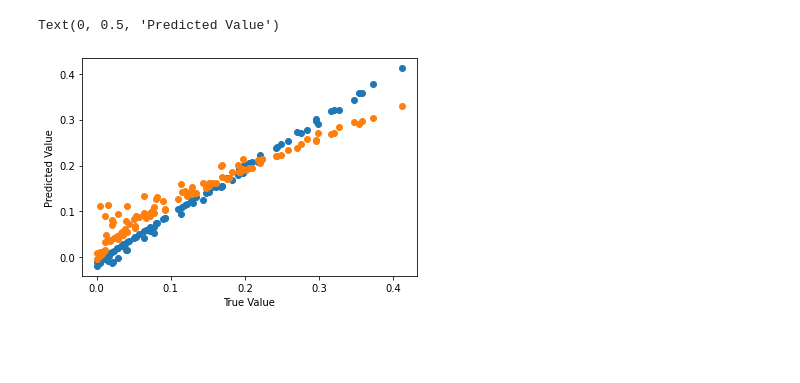
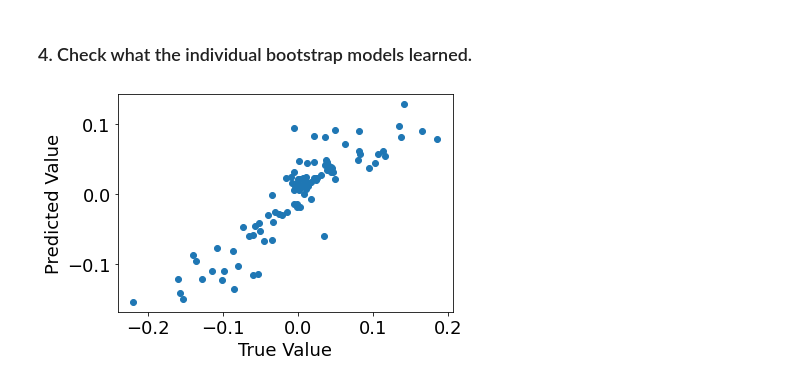
Before and after one commit to cnellington/Contextualized, a Jupyter notebook: demos/Easy-demo/easy_demo.ipynb, the cells around one changed output. Cells and saved outputs as stored; diff of their text form; code cells hidden in the pictures; blank space fills up the shorter version.

Commit message:
clean up easy demo, add comments

```diff
--- a/demos/Easy-demo/easy_demo.ipynb
+++ b/demos/Easy-demo/easy_demo.ipynb
@@ -43,0 +9,11 @@ HPU available: False, using: 0 HPUs
+# %%
+import numpy as np
+n_samples = 100
+n_outcomes = 3
+n_context = 1
+n_observed = 1
+C = np.random.uniform(-1, 1, size=(n_samples, n_context))
+X = np.random.uniform(0, 0.5, size=(n_samples, n_observed))
+phi = np.random.uniform(-1, 1, size=(n_context, n_observed, n_outcomes))
+beta = np.tensordot(C, phi, axes=1) + np.random.normal(0, 0.1, size=(n_samples, n_observed, n_outcomes))
+Y = np.array([np.tensordot(X[i], beta[i], axes=1) for i in range(n_samples)])
@@ -43,0 +38,4 @@ HPU available: False, using: 0 HPUs
+# %%
+from contextualized.easy import ContextualizedRegressor
+model = ContextualizedRegressor(n_bootstraps=1)
+model.fit(C, X, Y, max_epochs=100, learning_rate=1e-3)
@@ -44,8 +59,10 @@ HPU available: False, using: 0 HPUs
 # %%
-# Look at the model predictions.
 import matplotlib.pyplot as plt
 %matplotlib inline
-plt.scatter(Y_train, model.predict(C_train.values, X_train.values))
+plt.rcParams.update({'font.size': 18})
+
+plt.scatter(Y[:, 0], model.predict(C, X)[:, 0])
 plt.xlabel("True Value")
 plt.ylabel("Predicted Value")
+plt.show()
 # %% [output]
@@ -61,10 +70,11 @@ Text(0, 0.5, 'Predicted Value')
+# %% [markdown]
+### 4. Check what the individual bootstrap models learned.
 # %%
-# Check what the bootstrap models learned.
-model_preds = model.predict(C_train.values, X_train.values, individual_preds=True)
+model_preds = model.predict(C, X, individual_preds=True)
 for pred in model_preds:
-    plt.scatter(Y_train, pred)
+    plt.scatter(Y[:, 0], pred[:, 0])
 plt.xlabel("True Value")
 plt.ylabel("Predicted Value")
+plt.show()
 # %% [output]
-Text(0, 0.5, 'Predicted Value')
-[figure, old version]
+[figure, new version]
```
Also changed, not shown: parts of 13 cells of this notebook.
